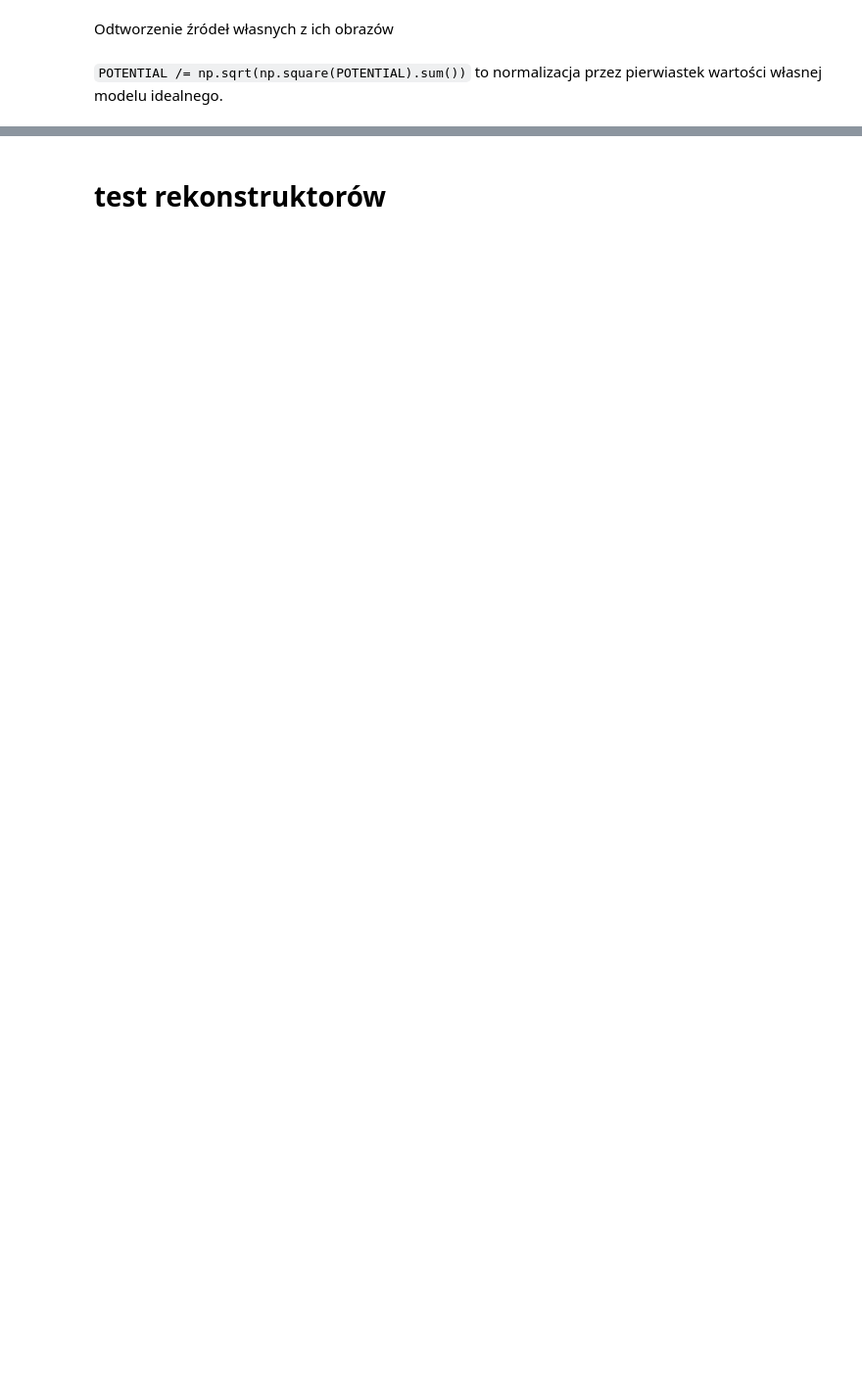
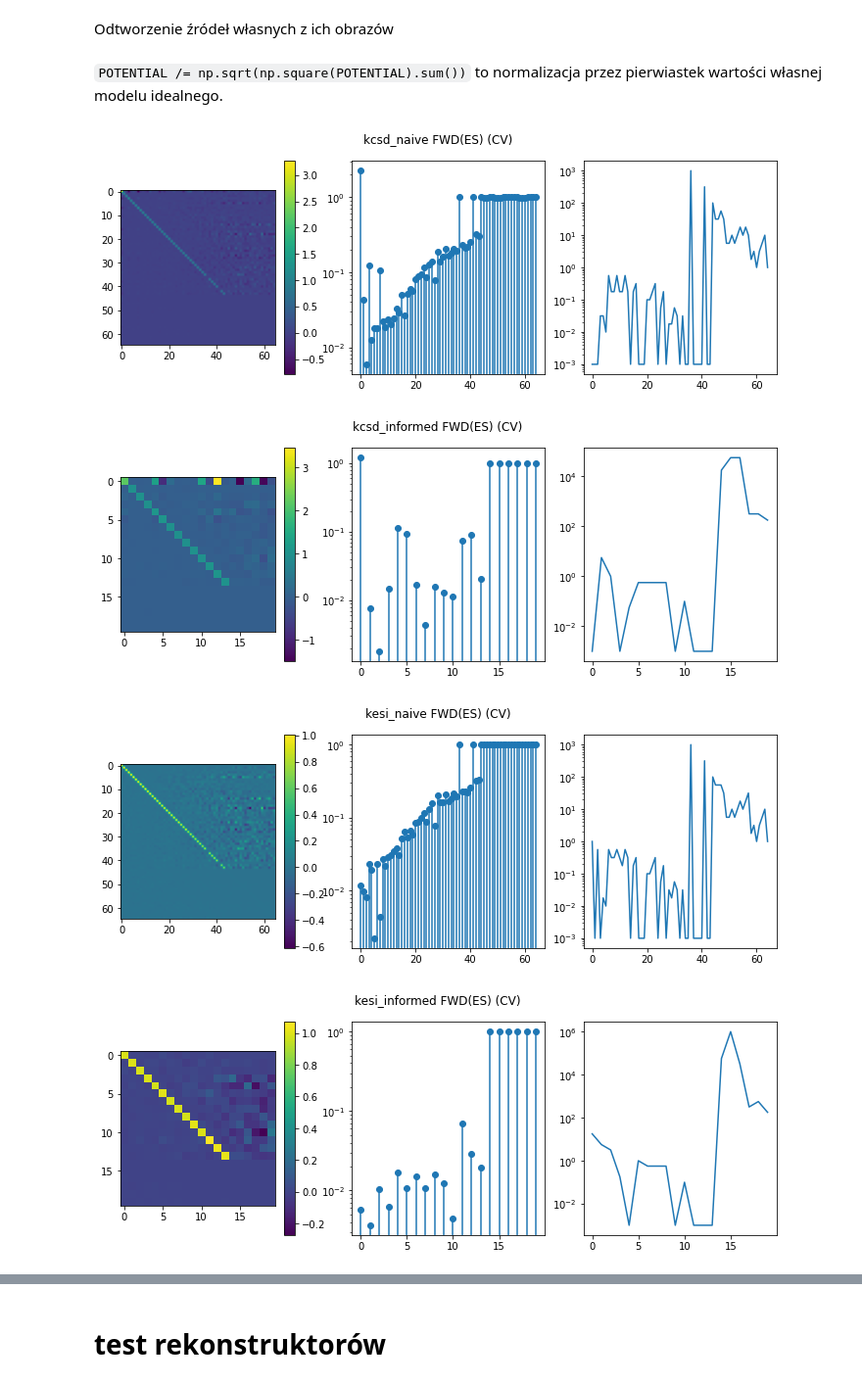
Before and after one commit to Neuroinflab/kESI, a Jupyter notebook: extras/paper_1SM__finest_3_comb_ANALYSIS.ipynb, the cells around one changed output, grey strips where cells are left out. Shown at 98% size. Drawn from its saved outputs; the diff is of its cells as text; code cells hidden in the pictures; blank space fills up the shorter version.

```diff
--- a/extras/paper_1SM__finest_3_comb_ANALYSIS.ipynb
+++ b/extras/paper_1SM__finest_3_comb_ANALYSIS.ipynb
@@ -537,34 +547,39 @@ for name, reconstructor in reconstructors.items():
     rps = []
     reconstruction = []
 
     IMAGES_OF_ES = np.array([images_of_eigensources[name][e.name]
                              for e in electrodes[name]])
 
     for i, POTENTIAL in enumerate(IMAGES_OF_ES.T):
         POTENTIAL = POTENTIAL.copy()
     #     POTENTIAL /= np.sqrt(np.square(POTENTIAL).sum())
     #     POTENTIAL *= np.sqrt(eigenvalues['kcsd_informed'][i])
         errors = common.cv(reconstructor, POTENTIAL, regularization_parameters)
         regularization_parameter = regularization_parameters[np.argmin(errors)]
         rps.append(regularization_parameter)
         reconstruction.append(
             reconstructor(POTENTIAL,
                           regularization_parameter=regularization_parameter))
 
     plt.figure(figsize=(12, 4))
     plt.suptitle(f'{name} FWD(ES) (CV)')
 
     plt.subplot(1, 3, 1)
     plt.imshow(reconstruction)
     plt.colorbar()
 
     plt.subplot(1, 3, 2)
-    plt.stem(abs(np.diag(reconstruction)))
+    plt.stem(abs(1 - np.diag(reconstruction)))
     plt.yscale('log')
 
     plt.subplot(1, 3, 3)
     plt.plot(rps)
     plt.yscale('log')
+# %% [output]
+[figure, added]
+[figure, added]
+[figure, added]
+[figure, added]
 # %%
 for name, reconstructor in reconstructors.items():
 
```
Also changed, not shown: parts of 4 cells of this notebook.
